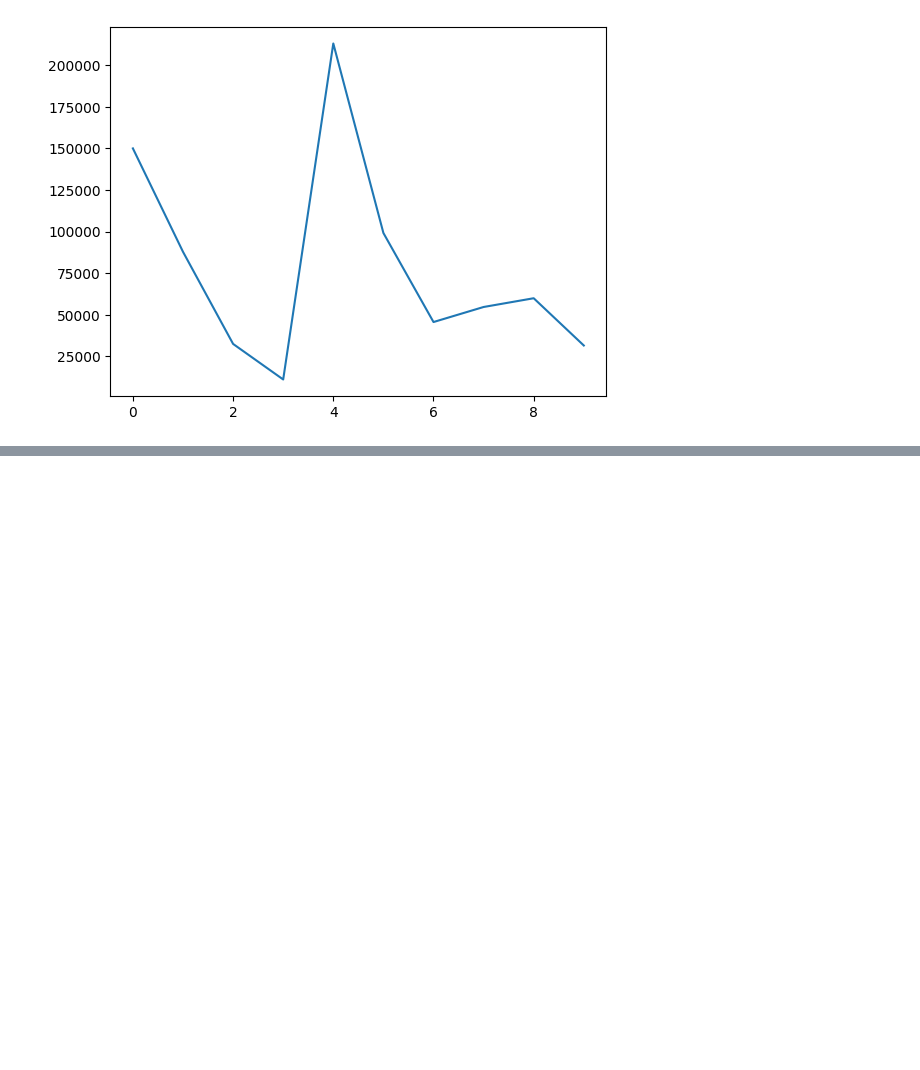
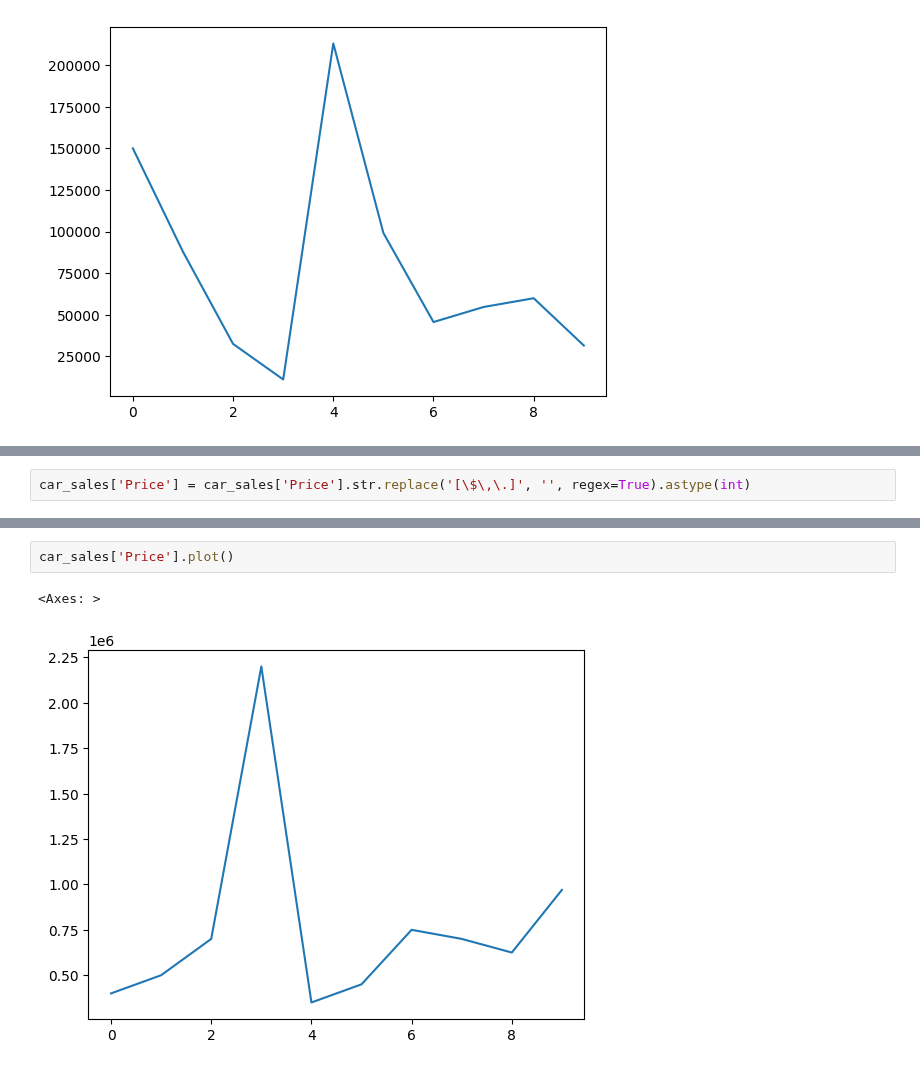
Before and after one commit to niclashart/Projects, a Jupyter notebook: Study/ZTM/ML Beginner/Code/introduction_to_pandas.ipynb, the cells around one changed output, grey strips where cells are left out. Drawn from its saved outputs; the diff is of its cells as text; blank space fills up the shorter version.

```diff
--- a/Study/ZTM/ML Beginner/Code/introduction_to_pandas.ipynb
+++ b/Study/ZTM/ML Beginner/Code/introduction_to_pandas.ipynb
@@ -351,0 +376,2 @@ car_sales['Odometer (KM)'].plot()
+# %%
+car_sales['Price'] = car_sales['Price'].str.replace('[\$\,\.]', '', regex=True).astype(int)
@@ -351,0 +406,5 @@ car_sales['Odometer (KM)'].plot()
+# %%
+car_sales['Price'].plot()
+# %% [output]
+<Axes: >
+[figure, added]
```
Also changed, not shown: parts of 6 cells of this notebook.
